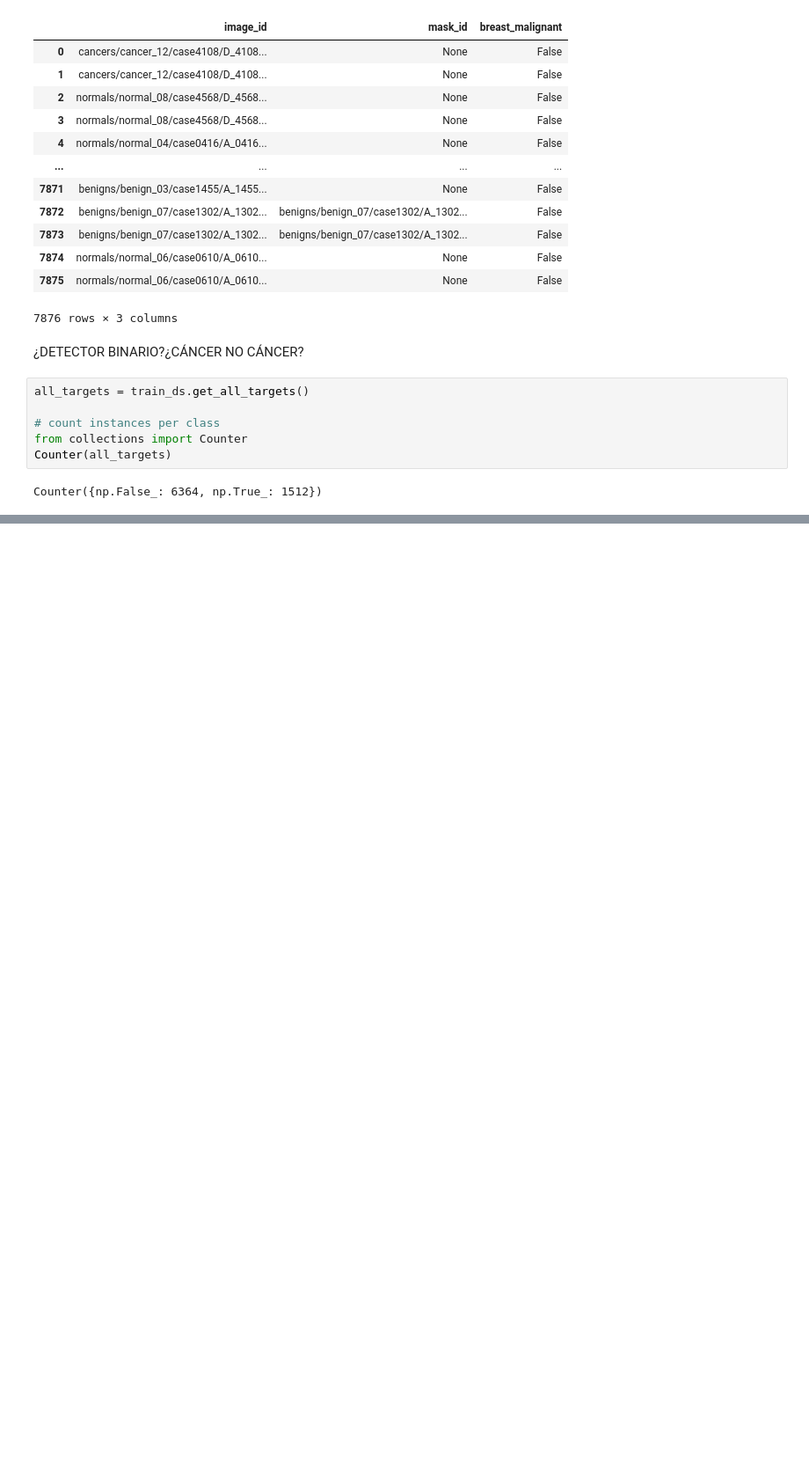
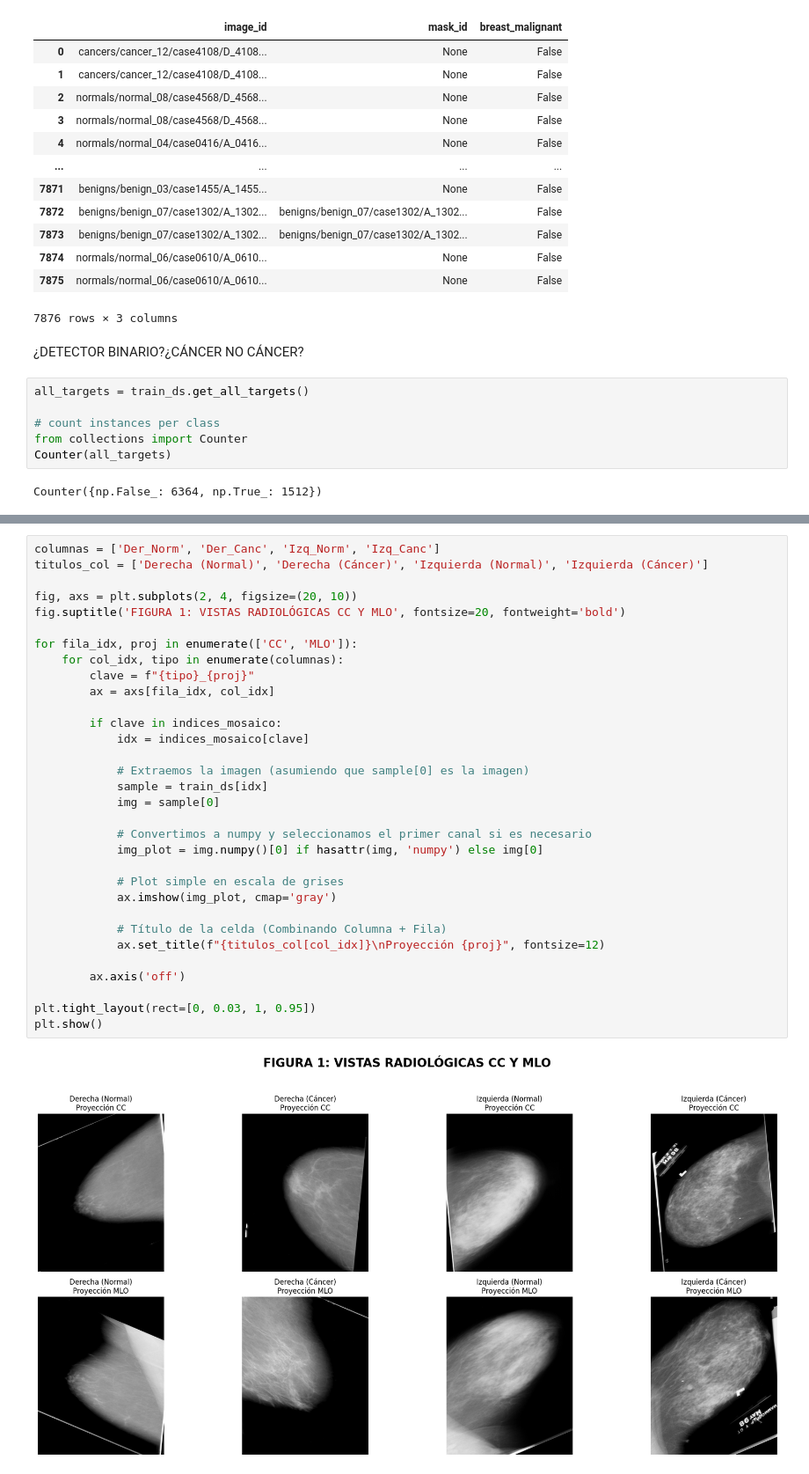
Before and after one commit to alalbiol/Mammography, a Jupyter notebook: elsa/notebooks/test_dataset.ipynb, the cells around one changed output, grey strips where cells are left out. Shown at 88% size. Cells and saved outputs as stored; diff of their text form; blank space fills up the shorter version.

```diff
--- a/elsa/notebooks/test_dataset.ipynb
+++ b/elsa/notebooks/test_dataset.ipynb
@@ -307,0 +623,34 @@ tensor(2.5302e-08) tensor(1.)
+# %%
+columnas = ['Der_Norm', 'Der_Canc', 'Izq_Norm', 'Izq_Canc']
+titulos_col = ['Derecha (Normal)', 'Derecha (Cáncer)', 'Izquierda (Normal)', 'Izquierda (Cáncer)']
+
+fig, axs = plt.subplots(2, 4, figsize=(20, 10))
+fig.suptitle('FIGURA 1: VISTAS RADIOLÓGICAS CC Y MLO', fontsize=20, fontweight='bold')
+
+for fila_idx, proj in enumerate(['CC', 'MLO']):
+    for col_idx, tipo in enumerate(columnas):
+        clave = f"{tipo}_{proj}"
+        ax = axs[fila_idx, col_idx]
+
+        if clave in indices_mosaico:
+            idx = indices_mosaico[clave]
+
+            # Extraemos la imagen (asumiendo que sample[0] es la imagen)
+            sample = train_ds[idx]
+            img = sample[0]
+
+            # Convertimos a numpy y seleccionamos el primer canal si es necesario
+            img_plot = img.numpy()[0] if hasattr(img, 'numpy') else img[0]
+
+            # Plot simple en escala de grises
+            ax.imshow(img_plot, cmap='gray')
+
+            # Título de la celda (Combinando Columna + Fila)
+            ax.set_title(f"{titulos_col[col_idx]}\nProyección {proj}", fontsize=12)
+
+        ax.axis('off')
+
+plt.tight_layout(rect=[0, 0.03, 1, 0.95])
+plt.show()
+# %% [output]
+[figure, added]
```
Also changed, not shown: parts of 21 cells of this notebook, 2 other files.
